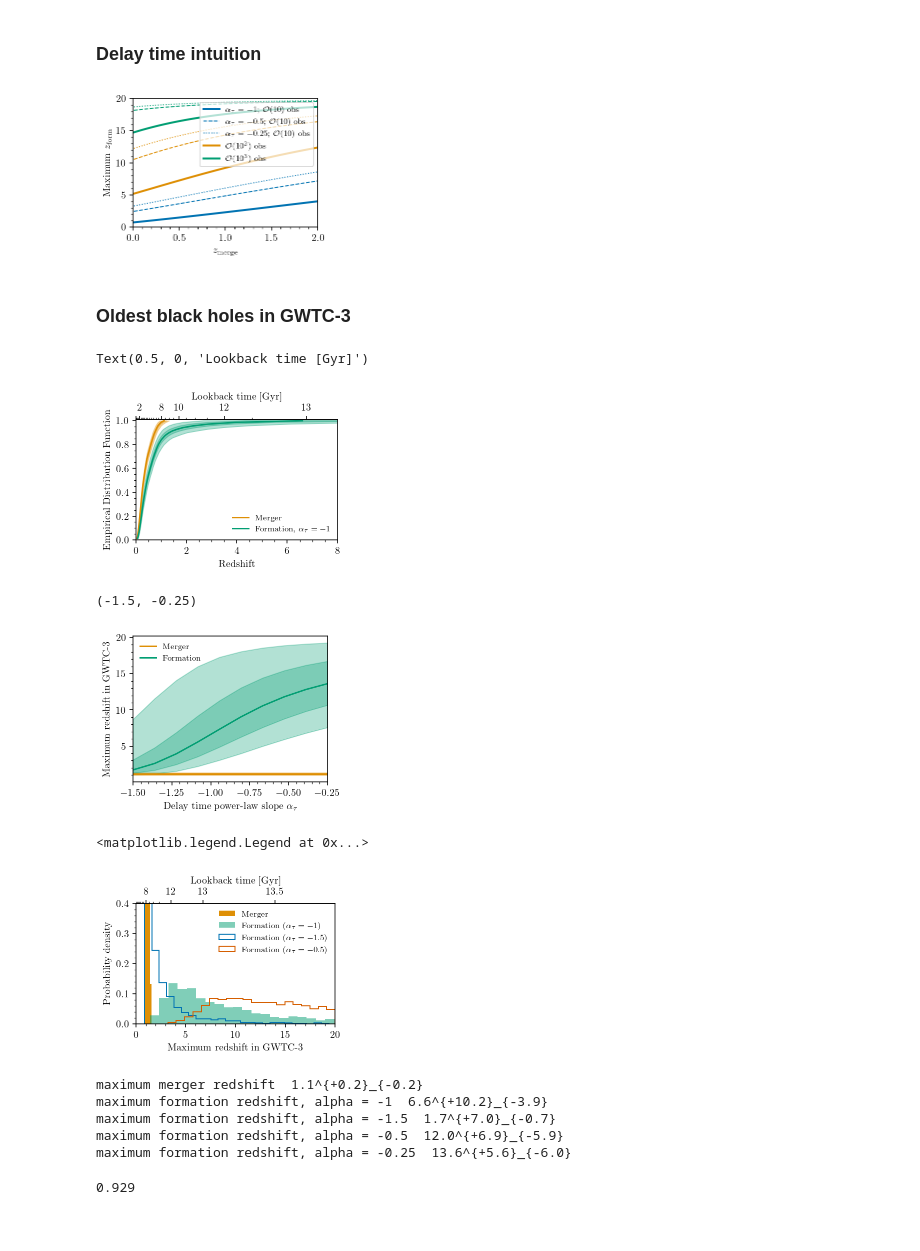
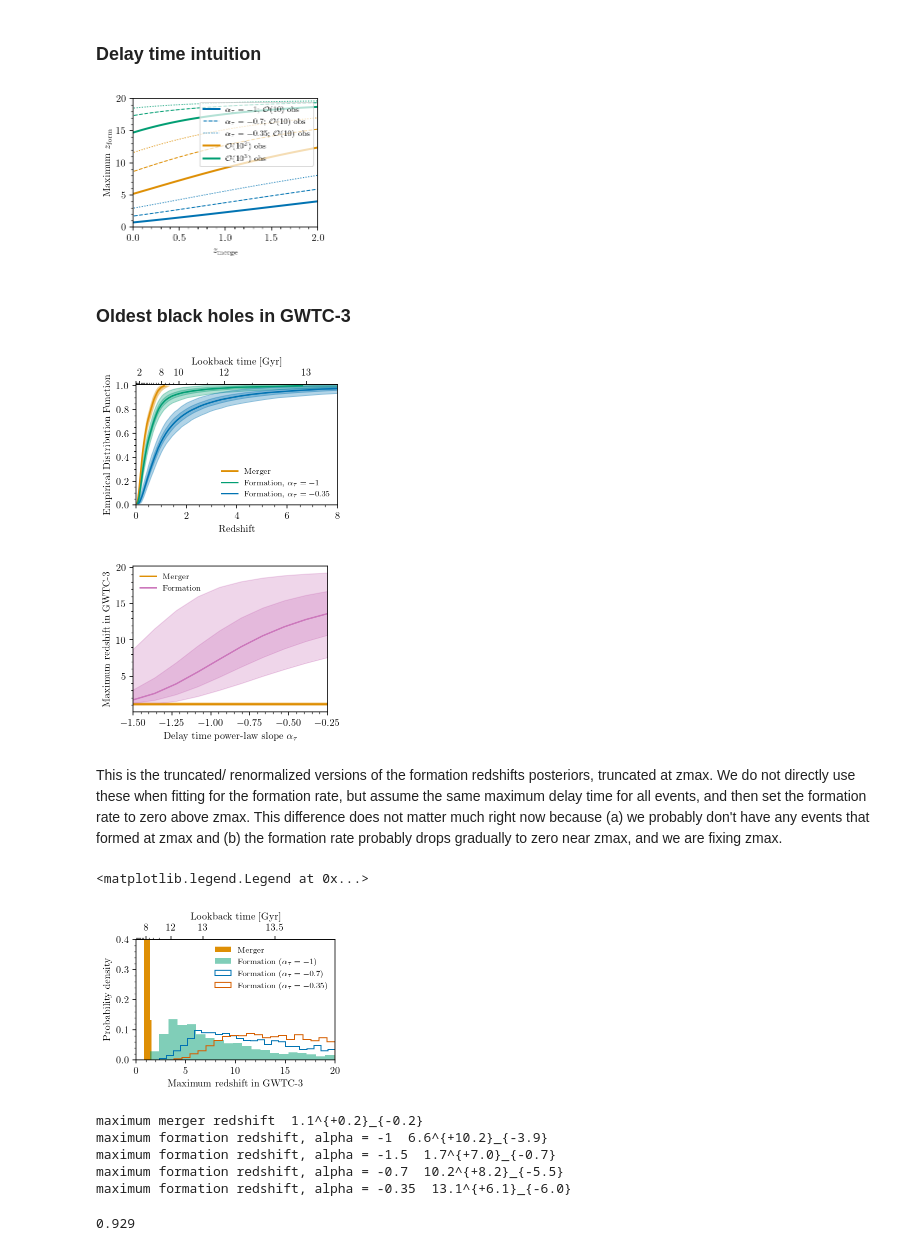
Before and after one commit to mfishbach/oldest-black-holes, a Jupyter notebook: OldestBlackHoles_Paper_Plots.ipynb, the cells around one changed output. Drawn from its saved outputs; the diff is of its cells as text; code cells hidden in the pictures.

```diff
--- a/OldestBlackHoles_Paper_Plots.ipynb
+++ b/OldestBlackHoles_Paper_Plots.ipynb
@@ -35,6 +35,7 @@ def calculate_z_f_quantile(z_m, q, tmin, alpha):
 
     t_m = config.cosmo_dict["lookback_time"](z_m)
 
+    #truncate and renormalize formation times to respect hard limit at tmax
     td_q = delay_time_helper.inverse_cdf_powerlaw(q, tmin = tmin, alpha = alpha, tmax = tmax - t_m)
 
     t_f = t_m + td_q
@@ -49,9 +50,9 @@ qs = [0.9, 0.99, 0.999]
 
 label_q = [r'$\mathcal{O}(10)$ obs', r'$\mathcal{O}(10^2)$ obs', r'$\mathcal{O}(10^3)$ obs']
 
-alphas = [-1, -0.5, -0.25]
+alphas = [-1, -0.7, -0.35]
 
-label_al = [r'$\alpha_\tau = -1$', r'$\alpha_\tau = -0.5$', r'$\alpha_\tau = -0.25$']
+label_al = [r'$\alpha_\tau = -1$', r'$\alpha_\tau = -0.7$', r'$\alpha_\tau = -0.35$']
 
 tmin = 10
 
@@ -94,7 +95,7 @@ plt.tight_layout()
 
 #plt.savefig("figures/zform-quantiles-v-zmerge.png", dpi = 300)
 # %% [output]
-[figure, old version]
+[figure, new version]
 # %% [markdown]
 ### Oldest black holes in GWTC-3
 # %%
@@ -110,7 +110,13 @@ obs_samps_allparams["formation_redshift"] = config.cosmo_dict["z_at_lookback_tim
+# %%
+delay_time_helper.add_formation_tL(obs_samps_allparams, tmin = 10, alpha = -0.35, seed = seed)
+obs_samps_allparams["formation_redshift_al035"] = config.cosmo_dict["z_at_lookback_time"](obs_samps_allparams["formation_lookback_time"])
 # %%
 fig, ax = plt.subplots(constrained_layout = True)
 lines_zm = plot_helper.plot_cdf_bands(ax, obs_samps_allparams["redshift"], plot_kwargs = dict(label = 'Merger', color = sns.color_palette()[1]), color = sns.color_palette()[1], ret_lines = True)
 lines_zf_alpha1 = plot_helper.plot_cdf_bands(ax, obs_samps_allparams["formation_redshift"], plot_kwargs = dict(label = r'Formation, $\alpha_\tau = -1$', color = sns.color_palette()[2]), color = sns.color_palette()[2], ret_lines = True)
+lines_zf_alpha035 = plot_helper.plot_cdf_bands(ax, obs_samps_allparams["formation_redshift_al035"], plot_kwargs = dict(label = r'Formation, $\alpha_\tau = -0.35$', color = sns.color_palette()[0]), color = sns.color_palette()[0], ret_lines = True)
+
+
 
 ax.set_ylim(0,1.01)
 ax.set_xlim(0, 8)
@@ -126,46 +132,48 @@ timeax.set_xticks(ticks = [0, 2000, 8000, 10000, 12000, 13000, 13250], labels =
 
 timeax.set_xlabel('Lookback time [Gyr]')
 
-#plt.savefig("figures/EDF_zmerge_zform_GWTC3.pdf", bbox_inches = 'tight')
-#plt.savefig("figures/EDF_zmerge_zform_GWTC3.png", dpi = 300, bbox_inches = 'tight')
+plt.savefig("figures/EDF_zmerge_zform_GWTC3.pdf", bbox_inches = 'tight')
+plt.savefig("figures/EDF_zmerge_zform_GWTC3.png", dpi = 300, bbox_inches = 'tight')
 # %% [output]
-Text(0.5, 0, 'Lookback time [Gyr]')
-[figure, old version]
+[figure, new version]
 # %%
 alphas = np.linspace(-1.5, -0.25, 10)
 
 max_formation_redshifts = np.zeros((2000, len(alphas)))
 
 for i, al in enumerate(alphas):
 
     formation_redshift = delay_time_helper.calculate_formation_redshift(obs_samps_allparams, tmin = 10, alpha = al, seed = seed)
 
     max_formation_redshifts[:, i] = np.max(formation_redshift, axis = -1)
 
 
 fig, ax = plt.subplots(constrained_layout=True)
 
 ax.plot(alphas, np.ones_like(alphas) * np.percentile(lines_zm[:,-1], 50, axis = 0), color = sns.color_palette()[1], label = 'Merger')
 ax.fill_between(alphas, np.percentile(lines_zm[:,-1], 5, axis = 0),  np.percentile(lines_zm[:,-1], 95, axis = 0), alpha = 0.3, color = sns.color_palette()[1])
 ax.fill_between(alphas, np.percentile(lines_zm[:,-1], 25, axis = 0),  np.percentile(lines_zm[:,-1], 75, axis = 0), alpha = 0.3, color = sns.color_palette()[1])
 
-plot_helper.plot_bands(ax, alphas, max_formation_redshifts, plot_kwargs = dict(label = 'Formation'), alpha = 0.3, color = sns.color_palette()[2])
+plot_helper.plot_bands(ax, alphas, max_formation_redshifts, plot_kwargs = dict(label = 'Formation'), alpha = 0.3, color = sns.color_palette()[4])
 
 
 
 plt.legend(loc = 'upper left')
 
 ax.set_xlabel(r'Delay time power-law slope $\alpha_\tau$')
 
 ax.set_ylabel('Maximum redshift in GWTC-3')
 
 ax.set_xlim(-1.5, -0.25)
 
-#plt.savefig("figures/max_zs_GWTC3_valpha.pdf", bbox_inches = 'tight')
-#plt.savefig("figures/max_zs_GWTC3_valpha.png", dpi = 300, bbox_inches = 'tight')
+plt.savefig("figures/max_zs_GWTC3_valpha.pdf", bbox_inches = 'tight')
+plt.savefig("figures/max_zs_GWTC3_valpha.png", dpi = 300, bbox_inches = 'tight')
 # %% [output]
-(-1.5, -0.25)
-[figure, old version]
+[figure, new version]
+# %% [markdown]
+This is the truncated/ renormalized versions of the formation redshifts posteriors, truncated at zmax.
+We do not directly use these when fitting for the formation rate, but assume the same maximum delay time for all events, and then set the formation rate to zero above zmax.
+This difference does not matter much right now because (a) we probably don't have any events that formed at zmax and (b) the formation rate probably drops gradually to zero near zmax, and we are fixing zmax.
 # %%
 formation_redshift_alpha15 = delay_time_helper.calculate_formation_redshift(obs_samps_allparams, tmin = 10, alpha = -1.5, seed = seed)
 
@@ -177,8 +185,8 @@ fig, ax = plt.subplots(constrained_layout=True)
 
 ax.hist(lines_zm[:,-1], bins = 5, density = True, label = 'Merger', color = sns.color_palette()[1])
 ax.hist(lines_zf_alpha1[:,-1], bins = 20, alpha = 0.5, density = True, label = r'Formation ($\alpha_\tau = -1$)', color = sns.color_palette()[2])
-ax.hist(np.max(formation_redshift_alpha15, axis = -1), bins = 25, alpha = 1, density = True, histtype = 'step', label = r'Formation ($\alpha_\tau = -1.5$)', color = sns.color_palette()[0])
-ax.hist(np.max(formation_redshift_alpha05, axis = -1), bins = 20, alpha = 1, density = True, histtype = 'step', label = r'Formation ($\alpha_\tau = -0.5$)', color = sns.color_palette()[3])
+ax.hist(np.max(formation_redshift_alpha07, axis = -1), bins = 25, alpha = 1, density = True, histtype = 'step', label = r'Formation ($\alpha_\tau = -0.7$)', color = sns.color_palette()[0])
+ax.hist(np.max(formation_redshift_alpha35, axis = -1), bins = 20, alpha = 1, density = True, histtype = 'step', label = r'Formation ($\alpha_\tau = -0.35$)', color = sns.color_palette()[3])
 
 ax.set_ylim(0, 0.4)
 ax.set_xlim(0, 20)
@@ -198,19 +206,19 @@ plt.legend(loc = 'upper right')
 #plt.savefig("figures/max_zmerge_zform_GWTC3.png", dpi = 300, bbox_inches = 'tight')
 # %% [output]
 <matplotlib.legend.Legend at 0x...>
-[figure, old version]
+[figure, new version]
 # %%
 print('maximum merger redshift ', plot_helper.median_pm_symmetric(lines_zm[:,-1]))
 print('maximum formation redshift, alpha = -1 ', plot_helper.median_pm_symmetric(lines_zf_alpha1[:,-1]))
 print('maximum formation redshift, alpha = -1.5 ', plot_helper.median_pm_symmetric(np.max(formation_redshift_alpha15, axis = -1)))
-print('maximum formation redshift, alpha = -0.5 ', plot_helper.median_pm_symmetric(np.max(formation_redshift_alpha05, axis = -1)))
-print('maximum formation redshift, alpha = -0.25 ', plot_helper.median_pm_symmetric(np.max(formation_redshift_alpha25, axis = -1)))
+print('maximum formation redshift, alpha = -0.7 ', plot_helper.median_pm_symmetric(np.max(formation_redshift_alpha07, axis = -1)))
+print('maximum formation redshift, alpha = -0.35 ', plot_helper.median_pm_symmetric(np.max(formation_redshift_alpha35, axis = -1)))
 # %% [output]
 maximum merger redshift  1.1^{+0.2}_{-0.2}
 maximum formation redshift, alpha = -1  6.6^{+10.2}_{-3.9}
 maximum formation redshift, alpha = -1.5  1.7^{+7.0}_{-0.7}
-maximum formation redshift, alpha = -0.5  12.0^{+6.9}_{-5.9}
-maximum formation redshift, alpha = -0.25  13.6^{+5.6}_{-6.0}
+maximum formation redshift, alpha = -0.7  10.2^{+8.2}_{-5.5}
+maximum formation redshift, alpha = -0.35  13.1^{+6.1}_{-6.0}
 # %%
 #how many events have formation redshifts above 2?
 n_above_2 = np.zeros(1000)
```
Also changed, not shown: parts of 31 cells of this notebook, 2 other files.
